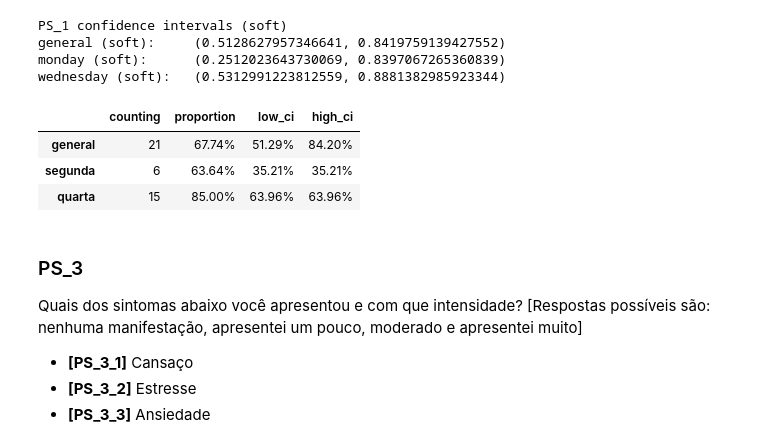
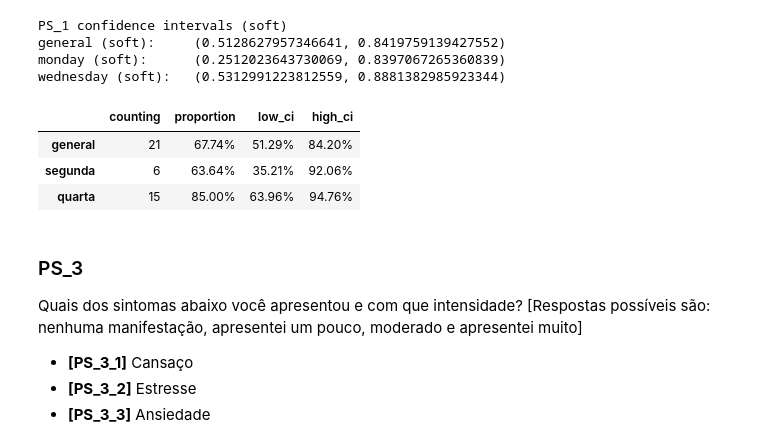
Before and after one commit to henriqueedu2001/pcs3635-health-research-data-analysis, a Jupyter notebook: analisys.ipynb, the cells around one changed output. Saved outputs shown, nothing was run; the diff lists cells and outputs as text; code cells hidden in the pictures.

```diff
--- a/analisys.ipynb
+++ b/analisys.ipynb
@@ -2438,33 +2600,33 @@ wednesday (soft):   (0.5312991223812559, 0.8881382985923344)
 # %%
 PS_2_physical_health_damage = [
     {
         'counting': PS_2_damaged_count,
         'proportion': get_percentage_str(PS_2_damaged_proportion),
         'low_ci': get_percentage_str(PS_2_ci_low),
         'high_ci': get_percentage_str(PS_2_ci_high)
     },
     {
         'counting': PS_2_monday_damaged_count,
         'proportion': get_percentage_str(PS_1_monday_damaged_proportion),
         'low_ci': get_percentage_str(PS_1_monday_ci_low),
-        'high_ci': get_percentage_str(PS_1_monday_ci_low)
+        'high_ci': get_percentage_str(PS_1_monday_ci_high)
     },
     {
         'counting': PS_2_wednesday_damaged_count,
         'proportion': get_percentage_str(PS_1_wednesday_damaged_proportion),
         'low_ci': get_percentage_str(PS_1_wednesday_ci_low),
-        'high_ci': get_percentage_str(PS_1_wednesday_ci_low)
+        'high_ci': get_percentage_str(PS_1_wednesday_ci_high)
     }
 ]
 PS_2_physical_health_damage_indexes = ['general', 'segunda', 'quarta']
 PS_2_physical_health_damage_table = pd.DataFrame(PS_2_physical_health_damage, index=PS_2_physical_health_damage_indexes)
 
 PS_2_physical_health_damage_table
 # %% [output]
 |  | counting | proportion | low_ci | high_ci |
 | general | 21 | 67.74% | 51.29% | 84.20% |
-| segunda | 6 | 63.64% | 35.21% | 35.21% |
-| quarta | 15 | 85.00% | 63.96% | 63.96% |
+| segunda | 6 | 63.64% | 35.21% | 92.06% |
+| quarta | 15 | 85.00% | 63.96% | 94.76% |
 # %% [markdown]
 ### PS_3
 Quais dos sintomas abaixo você apresentou e com que intensidade? [Respostas possíveis são: nenhuma manifestação, apresentei um pouco, moderado e apresentei muito]
```
Also changed, not shown: parts of 41 cells of this notebook.
